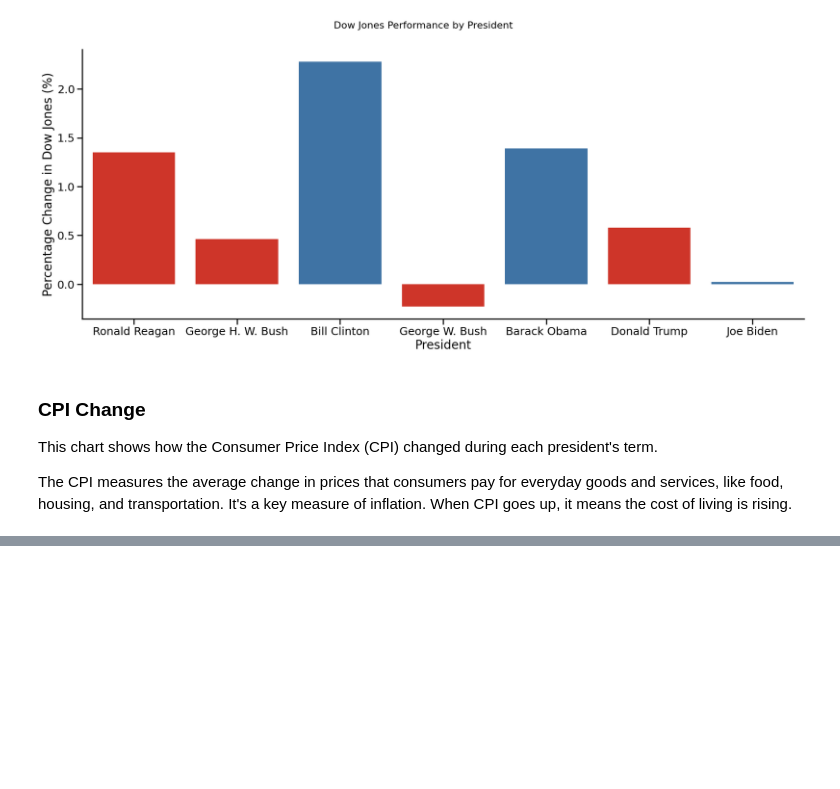
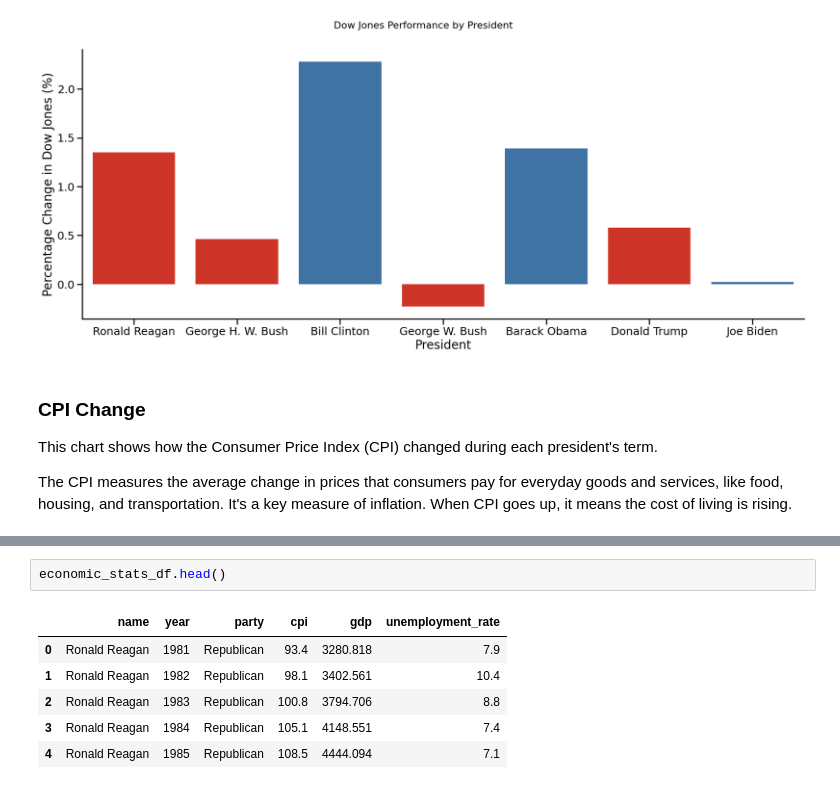
Before and after one commit to cliffpyles/EconomicPerformance, a Jupyter notebook: EconomicPerformance.ipynb, the cells around one changed output, grey strips where cells are left out. Drawn from its saved outputs; the diff is of its cells as text; blank space fills up the shorter version.

```diff
--- a/EconomicPerformance.ipynb
+++ b/EconomicPerformance.ipynb
@@ -335,0 +482,9 @@ plot_stat_by_president(
+# %%
+economic_stats_df.head()
+# %% [output]
+|  | name | year | party | cpi | gdp | unemployment_rate |
+| 0 | Ronald Reagan | 1981 | Republican | 93.4 | 3280.818 | 7.9 |
+| 1 | Ronald Reagan | 1982 | Republican | 98.1 | 3402.561 | 10.4 |
+| 2 | Ronald Reagan | 1983 | Republican | 100.8 | 3794.706 | 8.8 |
+| 3 | Ronald Reagan | 1984 | Republican | 105.1 | 4148.551 | 7.4 |
+| 4 | Ronald Reagan | 1985 | Republican | 108.5 | 4444.094 | 7.1 |
```
Also changed, not shown: parts of 11 cells of this notebook, 3 other files.
